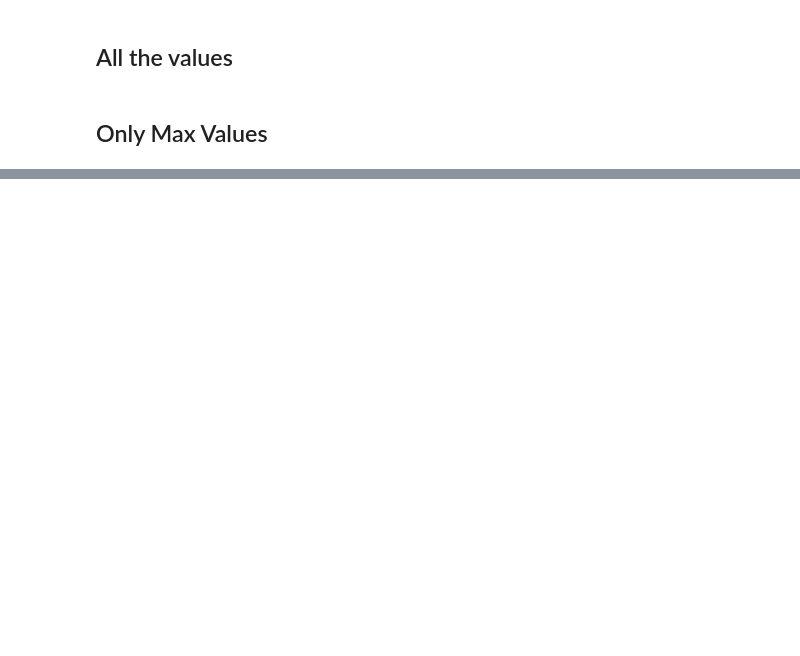
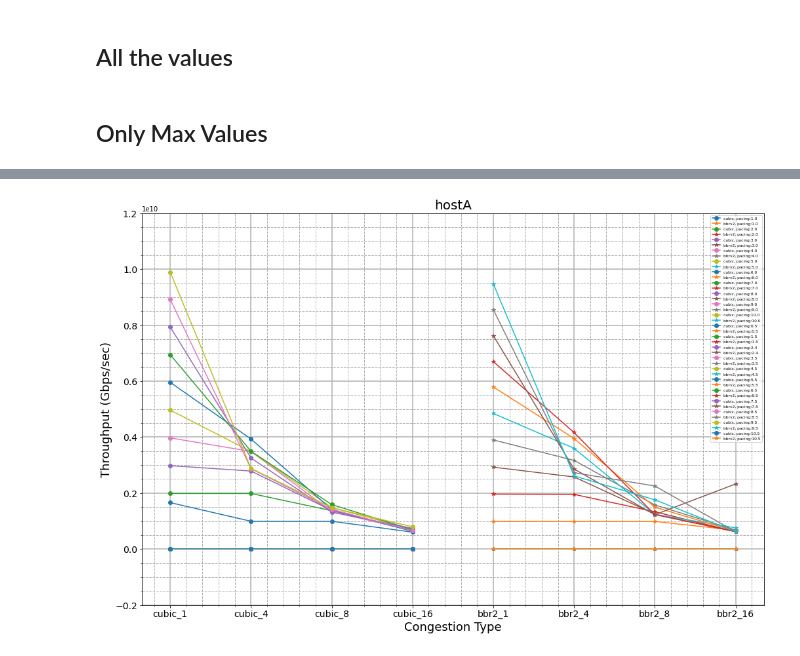
Before and after one commit to eashanadhikarla/kibana-data-retrieval, a Jupyter notebook: src/plot.ipynb, the cells around one changed output, grey strips where cells are left out. Drawn from its saved outputs; the diff is of its cells as text; code cells hidden in the pictures; blank space fills up the shorter version.

Commit message:
stacked plot

```diff
--- a/src/plot.ipynb
+++ b/src/plot.ipynb
@@ -80,6 +93,54 @@ print("Pacing list: ", pacingList)
 # %% [markdown]
 ## Only Max Values
 # %%
+# for host in hostlist:
+
+#     print("Plotting for ", str(host))
+
+#     cubic, bbrv2 = [], []
+#     cubic_types = ['cubic_1', 'cubic_4', 'cubic_8', 'cubic_16']
+#     bbr2_types = ['bbr2_1', 'bbr2_4', 'bbr2_8', 'bbr2_16']
+
+#     for p in pacingList: # range(1,11):
+#         cubic_1  = df.loc[ ( df['TYPE-STREAM']=='cubic_1')  & (df['ALIAS']==host) & (df['PACING']==p) ]
+#         cubic_4  = df.loc[ ( df['TYPE-STREAM']=='cubic_4')  & (df['ALIAS']==host) & (df['PACING']==p) ]
+#         cubic_8  = df.loc[ ( df['TYPE-STREAM']=='cubic_8')  & (df['ALIAS']==host) & (df['PACING']==p) ]
+#         cubic_16 = df.loc[ ( df['TYPE-STREAM']=='cubic_16') & (df['ALIAS']==host) & (df['PACING']==p) ]
+
+#         try:
+#             tput_cubic = [ max(cubic_1['THROUGHPUT (Sender)']), max(cubic_4['THROUGHPUT (Sender)']), max(cubic_8['THROUGHPUT (Sender)']), max(cubic_16['THROUGHPUT (Sender)'])]
+#         except Exception as e:
+#             tput_cubic = [0, 0, 0, 0]
+#             print(e)
+#         cubic.append(tput_cubic)
+
+#         bbr_1  = df.loc[ ( df['TYPE-STREAM']=='bbr2_1')  & (df['ALIAS']==host) & (df['PACING']==p) ]
+#         bbr_4  = df.loc[ ( df['TYPE-STREAM']=='bbr2_4')  & (df['ALIAS']==host) & (df['PACING']==p) ]
+#         bbr_8  = df.loc[ ( df['TYPE-STREAM']=='bbr2_8')  & (df['ALIAS']==host) & (df['PACING']==p) ]
+#         bbr_16 = df.loc[ ( df['TYPE-STREAM']=='bbr2_16') & (df['ALIAS']==host) & (df['PACING']==p) ]
+
+#         try:
+#             tput_bbr = [ max(bbr_1['THROUGHPUT (Sender)']), max(bbr_4['THROUGHPUT (Sender)']), max(bbr_8['THROUGHPUT (Sender)']), max(bbr_16['THROUGHPUT (Sender)'])]
+#         except Exception as e:
+#             tput_bbr = [0, 0, 0, 0]
+#             print(e)
+#         bbrv2.append(tput_bbr)
+
+#     fig, axs = plt.subplots(2, 5, figsize = (25,6), constrained_layout=True)#, sharey='row')
+#     for ax, idx in zip(axs.flat, range(0, 10)):
+#         ax.plot (cubic_types, cubic[idx], 'o-', color='blue', label='cubic')
+#         ax.plot (bbr2_types,  bbrv2[idx], 'o--', color='green', label='bbrv2')
+
+#         ax.set_title(str(host)+", Pacing "+str(idx+1))
+#         ax.set(xlabel='congestion type (type+stream)', ylabel='throughput (Gbps/sec)')
+
+#         ax.grid(True)
+#         ax.legend()
+
+#     # plt.savefig("plots/"+str(host)+"(max).png", dpi=150)
+#     plt.show()
+
+
 for host in hostlist:
 
     print("Plotting for ", str(host))
@@ -98,7 +159,8 @@ for host in hostlist:
             tput_cubic = [ max(cubic_1['THROUGHPUT (Sender)']), max(cubic_4['THROUGHPUT (Sender)']), max(cubic_8['THROUGHPUT (Sender)']), max(cubic_16['THROUGHPUT (Sender)'])]
         except Exception as e:
             tput_cubic = [0, 0, 0, 0]
-            print(e)
+            # print(e)
+            # pass
         cubic.append(tput_cubic)
 
         bbr_1  = df.loc[ ( df['TYPE-STREAM']=='bbr2_1')  & (df['ALIAS']==host) & (df['PACING']==p) ]
@@ -110,19 +172,29 @@ for host in hostlist:
             tput_bbr = [ max(bbr_1['THROUGHPUT (Sender)']), max(bbr_4['THROUGHPUT (Sender)']), max(bbr_8['THROUGHPUT (Sender)']), max(bbr_16['THROUGHPUT (Sender)'])]
         except Exception as e:
             tput_bbr = [0, 0, 0, 0]
-            print(e)
+            # print(e)
         bbrv2.append(tput_bbr)
 
-    fig, axs = plt.subplots(2, 5, figsize = (25,6), constrained_layout=True)#, sharey='row')
-    for ax, idx in zip(axs.flat, range(0, 10)):
-        ax.plot (cubic_types, cubic[idx], 'o-', color='blue', label='cubic')
-        ax.plot (bbr2_types,  bbrv2[idx], 'o--', color='green', label='bbrv2')
+    fig = plt.figure(figsize=(17, 11))
 
-        ax.set_title(str(host)+", Pacing "+str(idx+1))
-        ax.set(xlabel='congestion type (type+stream)', ylabel='throughput (Gbps/sec)')
+    plt.title (str(host), fontsize=20)
+    for idx, p in zip(range(len(cubic)), pacingList):
+        plt.plot (cubic_types, cubic[idx], 'o-', label='cubic, pacing:'+str(p))
+        plt.plot (bbr2_types, bbrv2[idx],  '*-', label='bbrv2, pacing:'+str(p))
 
-        ax.grid(True)
-        ax.legend()
+    axes = plt.gca()
 
-    # plt.savefig("plots/"+str(host)+"(max).png", dpi=150)
+    plt.xlabel('Congestion Type', fontsize=18)
+    plt.xticks(fontsize=14)
+
+    axes.set_ylim([-0.2e10,1.2e10])
+    plt.yticks(fontsize=14)
+    plt.ylabel('Throughput (Gbps/sec)', fontsize=18)
+
+    plt.minorticks_on()
+    plt.grid (b=True, which='major', linestyle='-', linewidth=1.5)
+    plt.grid (b=True, which='minor', linestyle='--', linewidth=1)
+    plt.legend (loc=1, fontsize=6)
+    plt.savefig("plots/max/"+str(host)+"(max).png", dpi=200)
     plt.show()
+# %% [output]
@@ -128,0 +202 @@ for host in hostlist:
+[figure, added]
```
Also changed, not shown: parts of 3 cells of this notebook, 24 other files.
